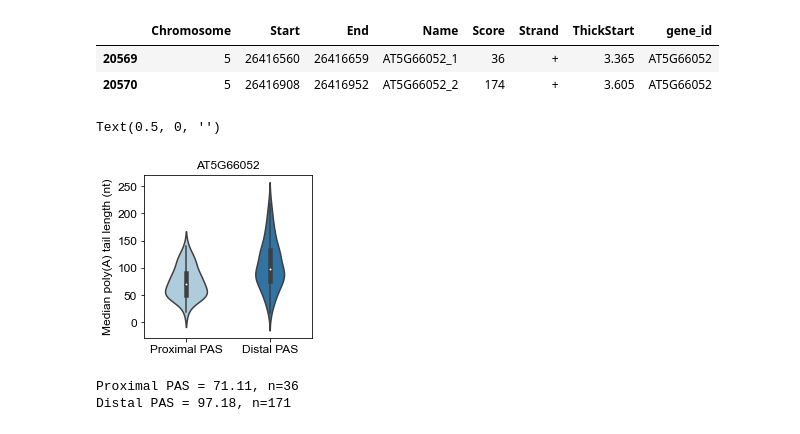
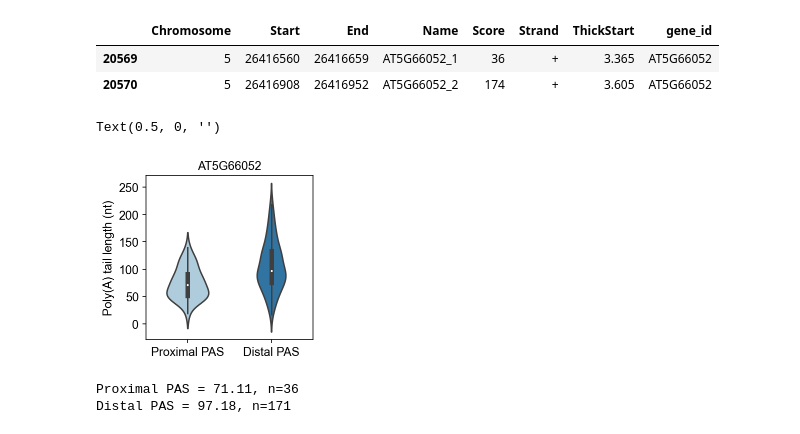
Before and after one commit to ZhaiLab-SUSTech/Full_length_transcripts_analysis, a Jupyter notebook: notebook/alternative_polyadenylation.ipynb, the cells around one changed output. Drawn from its saved outputs; the diff is of its cells as text; code cells hidden in the pictures.

```diff
--- a/notebook/alternative_polyadenylation.ipynb
+++ b/notebook/alternative_polyadenylation.ipynb
@@ -195,13 +196,13 @@ del df1, df2
 # %%
 plt.figure(figsize=(3, 3))
 plt.title(gene_id, size='medium')
 sns.violinplot(x='type', y='polya_len', data=df, width=.5)
-plt.ylabel('Median poly(A) tail length (nt)')
+plt.ylabel('Poly(A) tail length (nt)')
 plt.xticks([0, 1], ['Proximal PAS', 'Distal PAS'])
 plt.xlabel(None)
 # %% [output]
 Text(0.5, 0, '')
-[figure, old version]
+[figure, new version]
 # %%
 print(f'Proximal PAS = {np.median(p_results):.2f}, n={len(p_results)}')
 print(f'Distal PAS = {np.median(d_results):.2f}, n={len(d_results)}')
```
Also changed, not shown: parts of 28 cells of this notebook, 3 other files.
